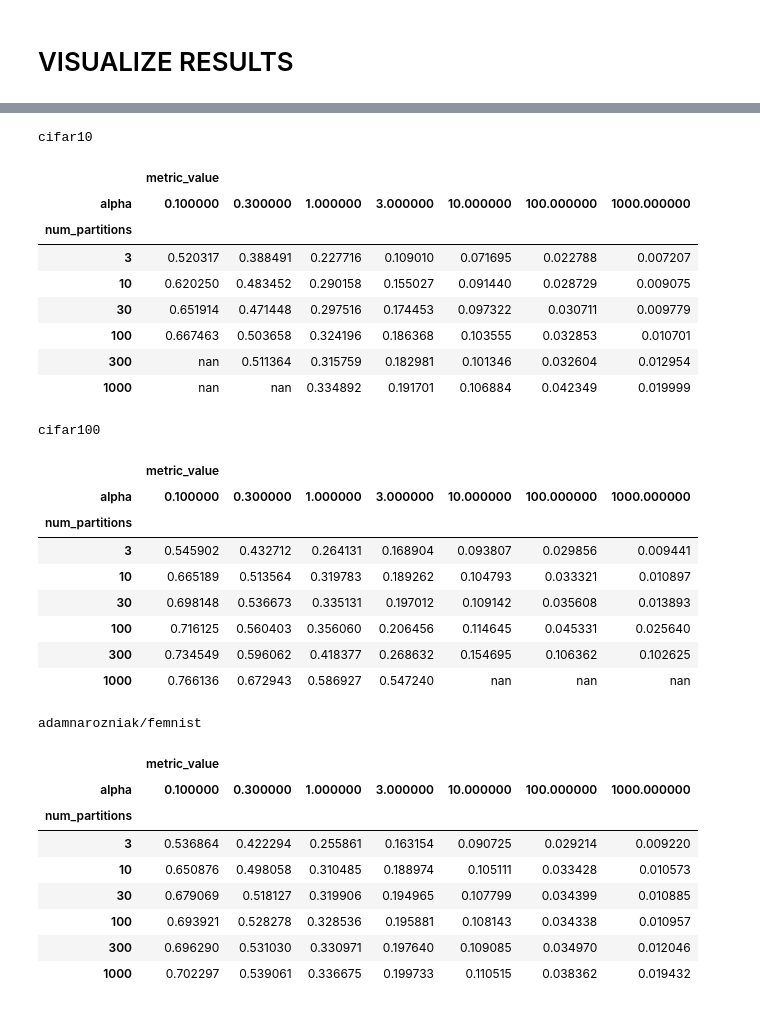
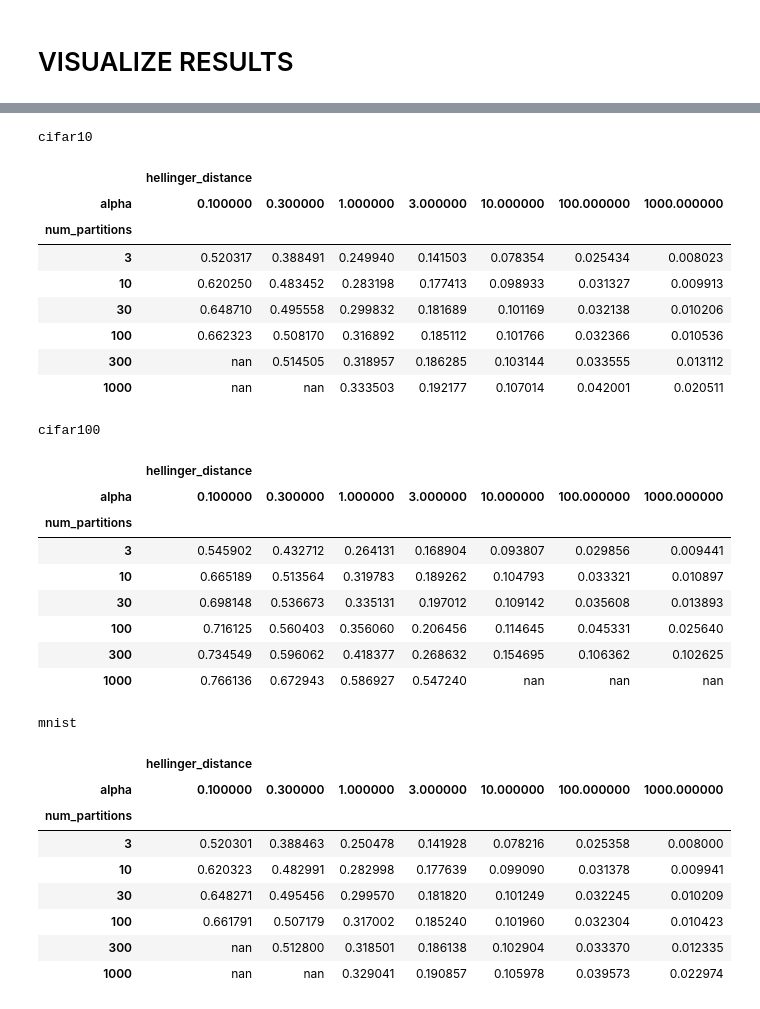
Before and after one commit to adam-narozniak/FL-heterogeneity, a Jupyter notebook: heterogeneity/notebooks/ExplorationHellinger.ipynb, the cells around one changed output, grey strips where cells are left out. Drawn from its saved outputs; the diff is of its cells as text; code cells hidden in the pictures.

```diff
--- a/heterogeneity/notebooks/ExplorationHellinger.ipynb
+++ b/heterogeneity/notebooks/ExplorationHellinger.ipynb
@@ -226,3 +224,16 @@ femnist_helinger
 # %%
 import pandas as pd
 from IPython.display import display
+# %%
+partitioner_name = "IidPartitioner"
+for ds_name in ["cifar10", "cifar100", "mnist"]:
+    path = f"../../results-heterogeneity/{ds_name}/{partitioner_name}/compute_hellinger_distance.csv"
+    metrics = pd.read_csv(path)
+    metrics.columns = metrics.columns.values[:-1].tolist() + ["hellinger_distance"]
+    metrics_len = len(metrics)
+    metrics = metrics.drop_duplicates()
+    metrics_len_after = len(metrics)
+    if metrics_len != metrics_len_after:
+        print(f"Removed {metrics_len - metrics_len_after} duplicates")
+    print(ds_name)
+    display(metrics.groupby(["num_partitions"])["hellinger_distance"].mean().to_frame().style.background_gradient(axis=None))
@@ -229,40 +268,45 @@ from IPython.display import display
 # %%
 partitioner_name = "DirichletPartitioner"
-for ds_name in ["cifar10", "cifar100", "adamnarozniak/femnist"]:
-    path = f"../../results/{ds_name}/{partitioner_name}/compute_hellinger_distance.csv"
+for ds_name in ["cifar10", "cifar100", "mnist"]:#, "adamnarozniak/femnist"]:
+    path = f"../../results-heterogeneity/{ds_name}/{partitioner_name}/compute_hellinger_distance.csv"
     metrics = pd.read_csv(path)
+    metrics.columns = metrics.columns.values[:-1].tolist() + ["hellinger_distance"]
+    metrics_len = len(metrics)
     metrics = metrics.drop_duplicates()
+    metrics_len_after = len(metrics)
+    if metrics_len != metrics_len_after:
+        print(f"Removed {metrics_len - metrics_len_after} duplicates")
     print(ds_name)
-    display(metrics.groupby(["num_partitions", "alpha"])["metric_value"].mean().to_frame().unstack(level=-1).style.background_gradient(axis=None))
+    display(metrics.groupby(["num_partitions", "alpha"])["hellinger_distance"].mean().to_frame().unstack(level=-1).style.background_gradient(axis=None))
 # %% [output]
 cifar10
-|  | metric_value |  |  |  |  |  |  |
+|  | hellinger_distance |  |  |  |  |  |  |
 | alpha | 0.100000 | 0.300000 | 1.000000 | 3.000000 | 10.000000 | 100.000000 | 1000.000000 |
 | num_partitions |  |  |  |  |  |  |  |
-| 3 | 0.520317 | 0.388491 | 0.227716 | 0.109010 | 0.071695 | 0.022788 | 0.007207 |
-| 10 | 0.620250 | 0.483452 | 0.290158 | 0.155027 | 0.091440 | 0.028729 | 0.009075 |
-| 30 | 0.651914 | 0.471448 | 0.297516 | 0.174453 | 0.097322 | 0.030711 | 0.009779 |
-| 100 | 0.667463 | 0.503658 | 0.324196 | 0.186368 | 0.103555 | 0.032853 | 0.010701 |
-| 300 | nan | 0.511364 | 0.315759 | 0.182981 | 0.101346 | 0.032604 | 0.012954 |
-| 1000 | nan | nan | 0.334892 | 0.191701 | 0.106884 | 0.042349 | 0.019999 |
+| 3 | 0.520317 | 0.388491 | 0.249940 | 0.141503 | 0.078354 | 0.025434 | 0.008023 |
+| 10 | 0.620250 | 0.483452 | 0.283198 | 0.177413 | 0.098933 | 0.031327 | 0.009913 |
+| 30 | 0.648710 | 0.495558 | 0.299832 | 0.181689 | 0.101169 | 0.032138 | 0.010206 |
+| 100 | 0.662323 | 0.508170 | 0.316892 | 0.185112 | 0.101766 | 0.032366 | 0.010536 |
+| 300 | nan | 0.514505 | 0.318957 | 0.186285 | 0.103144 | 0.033555 | 0.013112 |
+| 1000 | nan | nan | 0.333503 | 0.192177 | 0.107014 | 0.042001 | 0.020511 |
 cifar100
-|  | metric_value |  |  |  |  |  |  |
+|  | hellinger_distance |  |  |  |  |  |  |
 | alpha | 0.100000 | 0.300000 | 1.000000 | 3.000000 | 10.000000 | 100.000000 | 1000.000000 |
 | num_partitions |  |  |  |  |  |  |  |
 | 3 | 0.545902 | 0.432712 | 0.264131 | 0.168904 | 0.093807 | 0.029856 | 0.009441 |
 | 10 | 0.665189 | 0.513564 | 0.319783 | 0.189262 | 0.104793 | 0.033321 | 0.010897 |
 | 30 | 0.698148 | 0.536673 | 0.335131 | 0.197012 | 0.109142 | 0.035608 | 0.013893 |
 | 100 | 0.716125 | 0.560403 | 0.356060 | 0.206456 | 0.114645 | 0.045331 | 0.025640 |
 | 300 | 0.734549 | 0.596062 | 0.418377 | 0.268632 | 0.154695 | 0.106362 | 0.102625 |
 | 1000 | 0.766136 | 0.672943 | 0.586927 | 0.547240 | nan | nan | nan |
-adamnarozniak/femnist
+mnist
-|  | metric_value |  |  |  |  |  |  |
+|  | hellinger_distance |  |  |  |  |  |  |
 | alpha | 0.100000 | 0.300000 | 1.000000 | 3.000000 | 10.000000 | 100.000000 | 1000.000000 |
 | num_partitions |  |  |  |  |  |  |  |
-| 3 | 0.536864 | 0.422294 | 0.255861 | 0.163154 | 0.090725 | 0.029214 | 0.009220 |
-| 10 | 0.650876 | 0.498058 | 0.310485 | 0.188974 | 0.105111 | 0.033428 | 0.010573 |
-| 30 | 0.679069 | 0.518127 | 0.319906 | 0.194965 | 0.107799 | 0.034399 | 0.010885 |
-| 100 | 0.693921 | 0.528278 | 0.328536 | 0.195881 | 0.108143 | 0.034338 | 0.010957 |
-| 300 | 0.696290 | 0.531030 | 0.330971 | 0.197640 | 0.109085 | 0.034970 | 0.012046 |
-| 1000 | 0.702297 | 0.539061 | 0.336675 | 0.199733 | 0.110515 | 0.038362 | 0.019432 |
+| 3 | 0.520301 | 0.388463 | 0.250478 | 0.141928 | 0.078216 | 0.025358 | 0.008000 |
+| 10 | 0.620323 | 0.482991 | 0.282998 | 0.177639 | 0.099090 | 0.031378 | 0.009941 |
+| 30 | 0.648271 | 0.495456 | 0.299570 | 0.181820 | 0.101249 | 0.032245 | 0.010209 |
+| 100 | 0.661791 | 0.507179 | 0.317002 | 0.185240 | 0.101960 | 0.032304 | 0.010423 |
+| 300 | nan | 0.512800 | 0.318501 | 0.186138 | 0.102904 | 0.033370 | 0.012335 |
+| 1000 | nan | nan | 0.329041 | 0.190857 | 0.105978 | 0.039573 | 0.022974 |
 # %%
```
Also changed, not shown: parts of 3 cells of this notebook, 3 other files.
